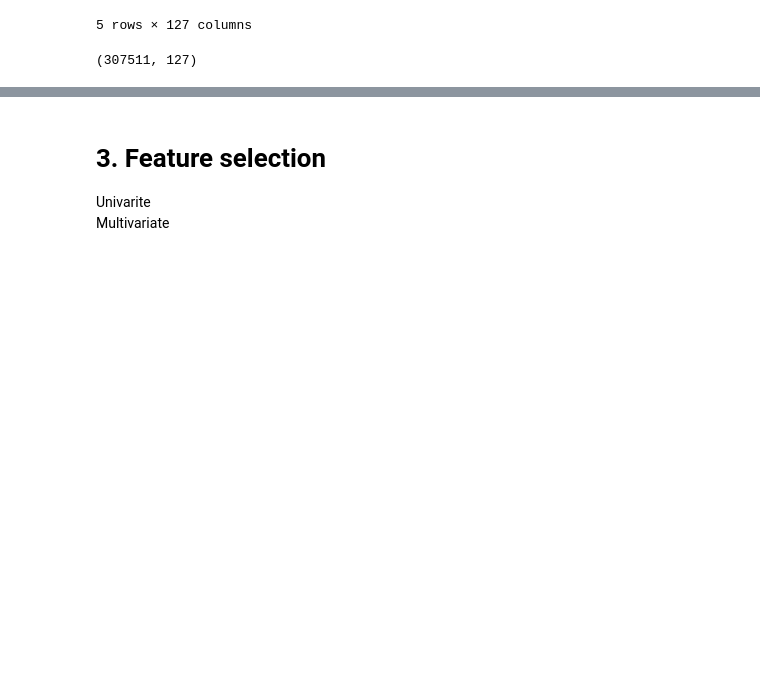
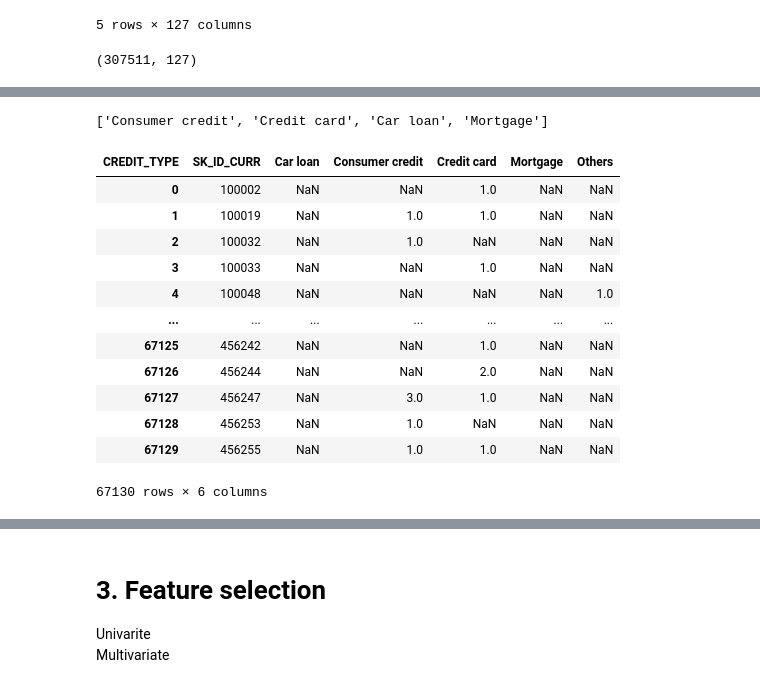
Before and after one commit to Nampq281/homecredit_pd_model, a Jupyter notebook: homecredit-pd-model.ipynb, the cells around one changed output, grey strips where cells are left out. Drawn from its saved outputs; the diff is of its cells as text; code cells hidden in the pictures; blank space fills up the shorter version.

```diff
--- a/homecredit-pd-model.ipynb
+++ b/homecredit-pd-model.ipynb
@@ -554,0 +609,4 @@ df_ts['ln_grp'] = df_ts['ln_grp'].astype(int)
+# %%
+prod_group
+# %% [output]
+['Consumer credit', 'Credit card', 'Car loan', 'Mortgage']
@@ -554,0 +621,16 @@ df_ts['ln_grp'] = df_ts['ln_grp'].astype(int)
+# %%
+pd.pivot_table(prod_count_ts, values='SK_ID_BUREAU', index=['SK_ID_CURR'], columns=['CREDIT_TYPE'], aggfunc="count").reset_index()
+# %% [output]
+| CREDIT_TYPE | SK_ID_CURR | Car loan | Consumer credit | Credit card | Mortgage | Others |
+| 0 | 100002 | NaN | NaN | 1.0 | NaN | NaN |
+| 1 | 100019 | NaN | 1.0 | 1.0 | NaN | NaN |
+| 2 | 100032 | NaN | 1.0 | NaN | NaN | NaN |
+| 3 | 100033 | NaN | NaN | 1.0 | NaN | NaN |
+| 4 | 100048 | NaN | NaN | NaN | NaN | 1.0 |
+| ... | ... | ... | ... | ... | ... | ... |
+| 67125 | 456242 | NaN | NaN | 1.0 | NaN | NaN |
+| 67126 | 456244 | NaN | NaN | 2.0 | NaN | NaN |
+| 67127 | 456247 | NaN | 3.0 | 1.0 | NaN | NaN |
+| 67128 | 456253 | NaN | 1.0 | NaN | NaN | NaN |
+| 67129 | 456255 | NaN | 1.0 | 1.0 | NaN | NaN |
+67130 rows × 6 columns
```
Also changed, not shown: parts of 14 cells of this notebook.
